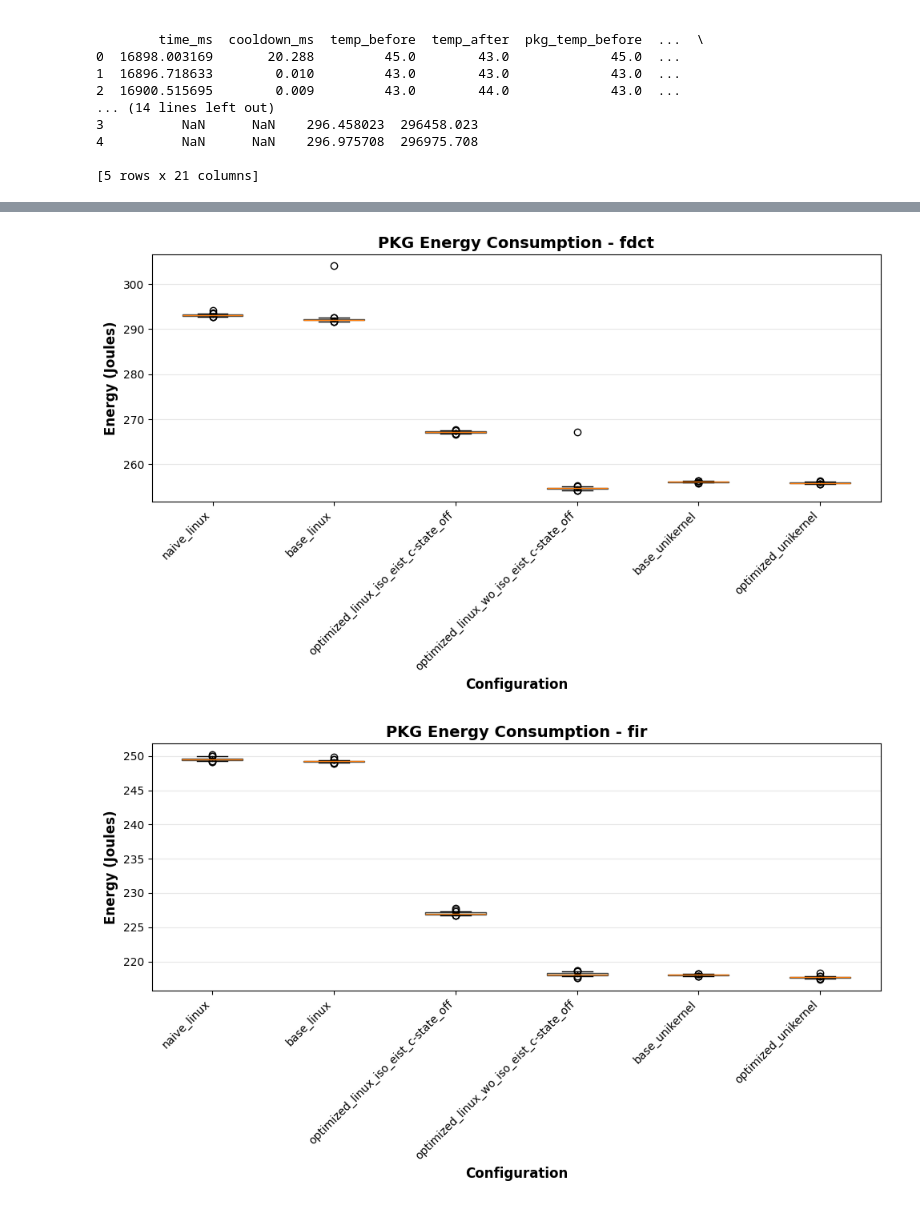
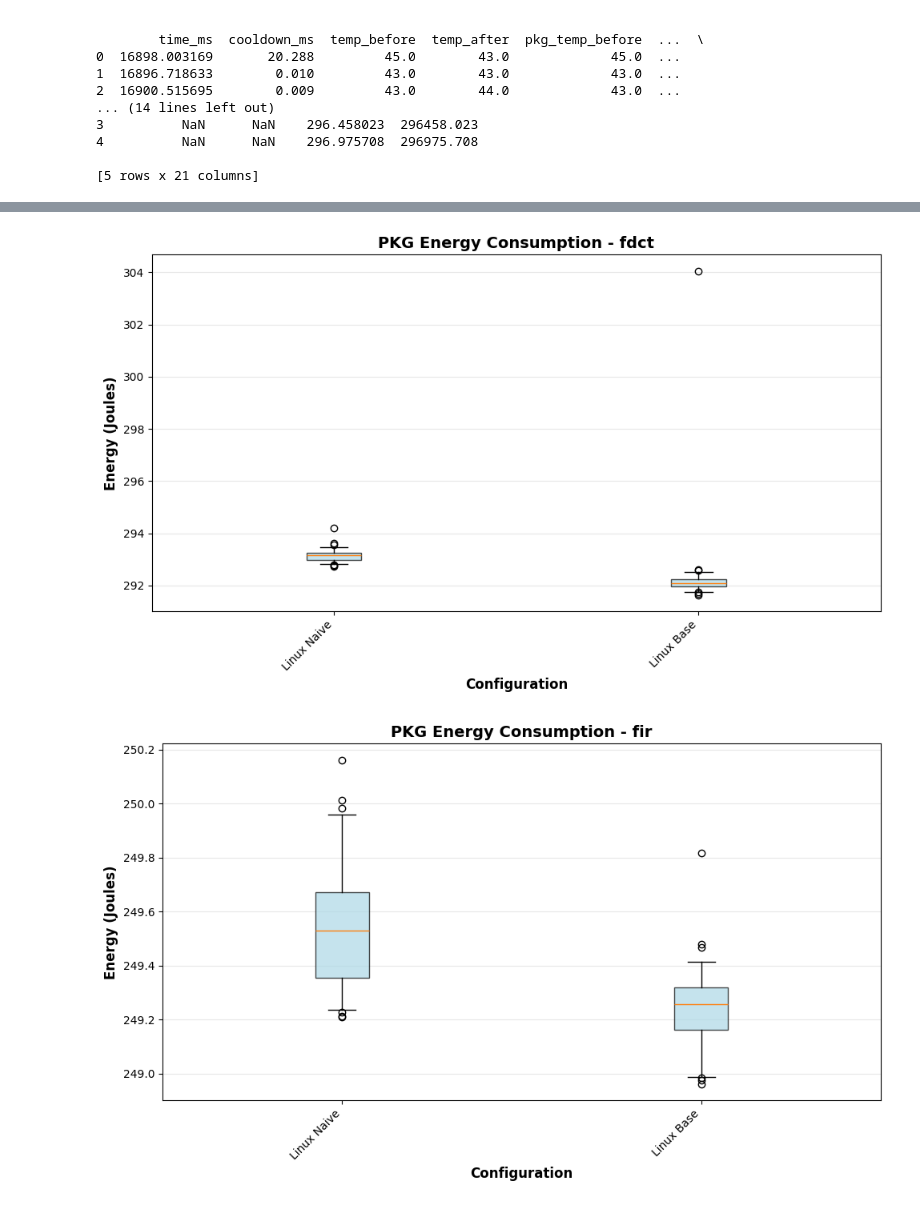
Before and after one commit to sondreross/testing, a Jupyter notebook: ryddet_plots.ipynb, the cells around one changed output, grey strips where cells are left out. Cells and saved outputs as stored; diff of their text form; code cells hidden in the pictures.

```diff
--- a/ryddet_plots.ipynb
+++ b/ryddet_plots.ipynb
@@ -19,8 +19,19 @@ subdirs = {
     'naive_linux': ryddet_base / 'naive_linux',
 }
 
+config_labels = {
+    'naive_linux': 'Linux Naive',
+    'base_linux': 'Linux Base',
+    'optimized_linux_iso_eist_c-state_off': 'Linux Opt + Isolation',
+    'optimized_linux_wo_iso_eist_c-state_off': 'Linux Opt',
+    'optimized_linux_wo_iso_eist_c-state_on': 'Linux Opt (C-state On)',
+    'base_unikernel': 'Unikernel Base',
+    'optimized_unikernel': 'Unikernel Opt',
+}
+
 print("Available subdirectories:")
 for name, path in subdirs.items():
-    print(f"  {name}: {path}")
+    pretty = config_labels.get(name, name)
+    print(f"  {pretty}: {path}")
 # %% [output]
 Available subdirectories:
@@ -278,17 +289,19 @@ Energy analysis ready: 63 benchmark-config combinations
 # PP0 (CPU cores) is a subset of PKG (CPU package), which is a subset of total system energy
 fig, ax = plt.subplots(figsize=(14, 8))
 
-# Filter out specific configurations
+# Filter out specific configurations and base_linux crc32 only for plotting
 plot_df = energy_df[
     (energy_df['config'] != 'optimized_linux_wo_iso_eist_c-state_on') &
-    (energy_df['config'] != 'naive_linux')
-].copy()
+    (energy_df['config'] != 'naive_linux') # &
+    # ~((energy_df['config'] == 'base_linux') & (energy_df['benchmark'] == 'crc32'))
+] .copy()
 
 # Get unique benchmarks and configs (filter out NaN values)
 benchmarks = sorted([b for b in plot_df['benchmark'].unique() if pd.notna(b)])
 
 # Define custom order for configs
 config_order = [
+    'naive_linux',
     'base_linux',
     'optimized_linux_iso_eist_c-state_off',
     'optimized_linux_wo_iso_eist_c-state_off',
@@ -300,6 +313,7 @@ configs = [c for c in config_order if c in plot_df['config'].unique()]
 
 # Short names for legend
 config_names = {
+    'naive_linux': 'Linux Naive',
     'base_linux': 'Linux Base',
     'optimized_linux_iso_eist_c-state_off': 'Linux Opt+Iso',
     'optimized_linux_wo_iso_eist_c-state_off': 'Linux Opt',
@@ -590,7 +613,10 @@ plt.show()
 # Boxplot for PKG energy consumption per benchmark
 # One plot per benchmark, showing all configurations
 
-plot_df = energy_df[energy_df['config'] != 'optimized_linux_wo_iso_eist_c-state_on'].copy()
+plot_df = energy_df[
+    (energy_df['config'] != 'optimized_linux_wo_iso_eist_c-state_on') &
+    ~((energy_df['config'] == 'base_linux') & (energy_df['benchmark'] == 'crc32'))
+] .copy()
 
 # Get unique benchmarks
 benchmarks = sorted([b for b in plot_df['benchmark'].unique() if pd.notna(b)])
@@ -599,10 +625,10 @@ benchmarks = sorted([b for b in plot_df['benchmark'].unique() if pd.notna(b)])
 config_order = [
     'naive_linux',
     'base_linux',
-    'optimized_linux_iso_eist_c-state_off',
-    'optimized_linux_wo_iso_eist_c-state_off',
-    'base_unikernel',
-    'optimized_unikernel'
+    # 'optimized_linux_iso_eist_c-state_off',
+    # 'optimized_linux_wo_iso_eist_c-state_off',
+    # 'base_unikernel',
+    # 'optimized_unikernel'
 ]
 configs = [c for c in config_order if c in subdirs.keys() and c != 'optimized_linux_wo_iso_eist_c-state_on']
 
@@ -623,7 +649,7 @@ for benchmark in benchmarks:
 
         if len(pc_bench) > 0:
             data_to_plot.append(pc_bench['pkg_joules'].values)
-            labels.append(config_name)
+            labels.append(config_labels.get(config_name, config_name))
 
     # Create boxplot
     if data_to_plot:
@@ -650,2 +676,2 @@ for benchmark in benchmarks:
-[figure, old version]
+[figure, new version]
-[figure, old version]
+[figure, new version]
```
Also changed, not shown: parts of 10 cells of this notebook, 1 other file.
